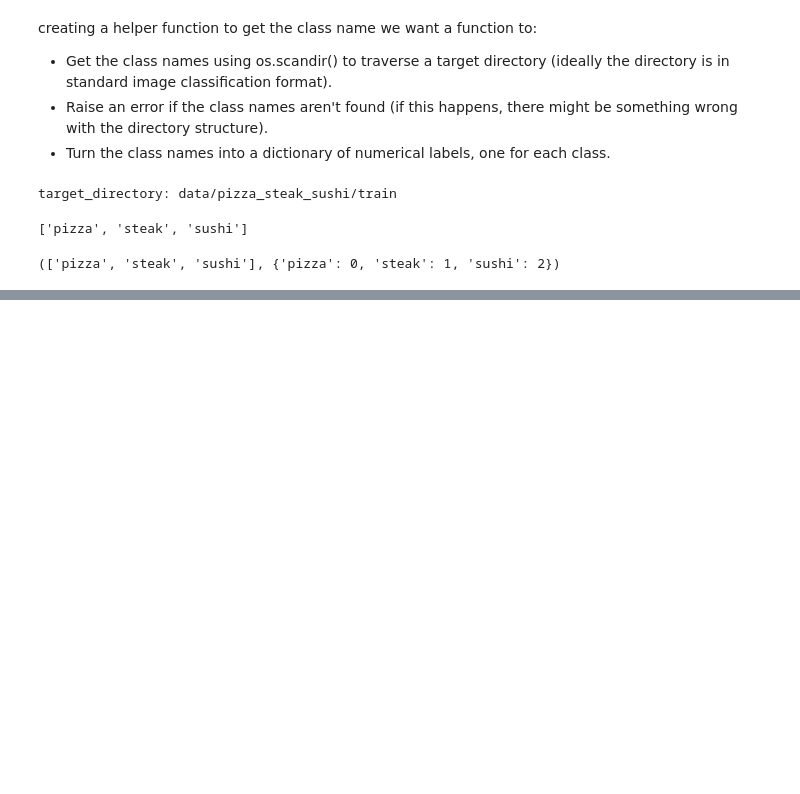
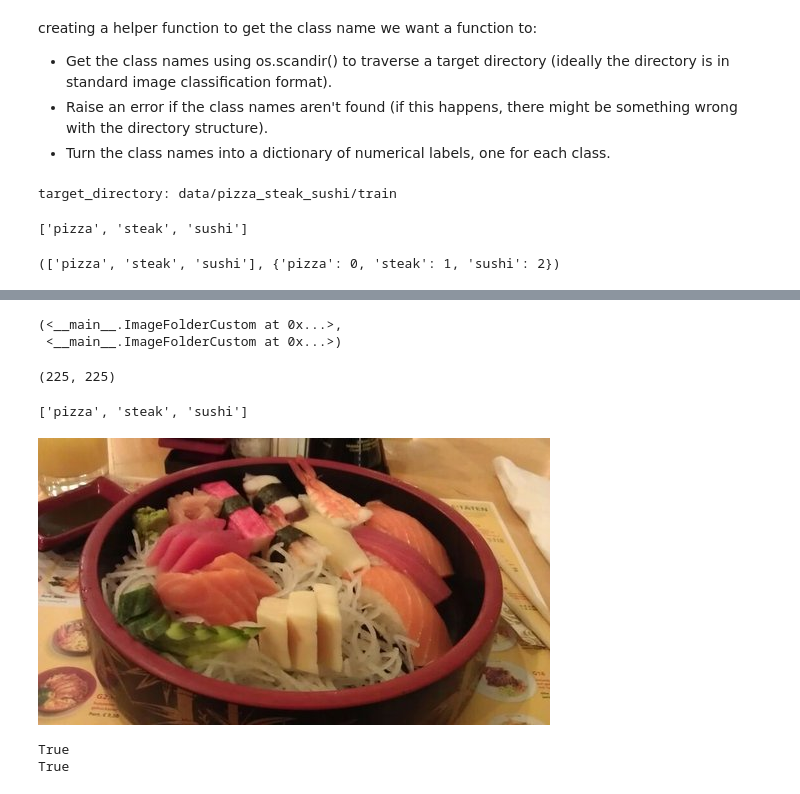
Before and after one commit to saim9211/DeepLearning, a Jupyter notebook: 04_pytorch_custom_dataset.ipynb, the cells around one changed output, grey strips where cells are left out. Drawn from its saved outputs; the diff is of its cells as text; code cells hidden in the pictures; blank space fills up the shorter version.

Commit message:
create the custom imagefolder function and then compared with builtin and custom ones

```diff
--- a/04_pytorch_custom_dataset.ipynb
+++ b/04_pytorch_custom_dataset.ipynb
@@ -422,0 +488,39 @@ find_classes(target_directory)
+# %%
+# create the transform
+from torchvision import transforms
+train_transform=transforms.Compose([
+    transforms.Resize((64,64)),
+    transforms.RandomHorizontalFlip(p=0.5),
+    transforms.ToTensor()
+])
+test_transform=transforms.Compose([
+    transforms.Resize((64,64)),
+    transforms.ToTensor()
+])
+# %%
+# test out I,ageFolderCustom
+train_custom_Data=ImageFolderCustom(targ_dir=train_dir,transforme=train_transform)
+test_custom_Data=ImageFolderCustom(targ_dir=test_dir,transforme=test_transform)
+train_custom_Data,test_custom_Data
+# %% [output]
+(<__main__.ImageFolderCustom at 0x...>,
+ <__main__.ImageFolderCustom at 0x...>)
+# %%
+len(train_custom_Data),len(train_data)
+# %% [output]
+(225, 225)
+# %%
+train_custom_Data.classes
+# %% [output]
+['pizza', 'steak', 'sushi']
+# %%
+train_custom_Data.load_image(index=0)
+# %% [output]
+[figure, added]
+# %%
+# check  for euality between original imagesfolder and custom ones
+print(train_data.classes==train_custom_Data.classes)
+print(test_data.classes==test_custom_Data.classes)
+# %% [output]
+True
+True
```
Also changed, not shown: parts of 3 cells of this notebook.
